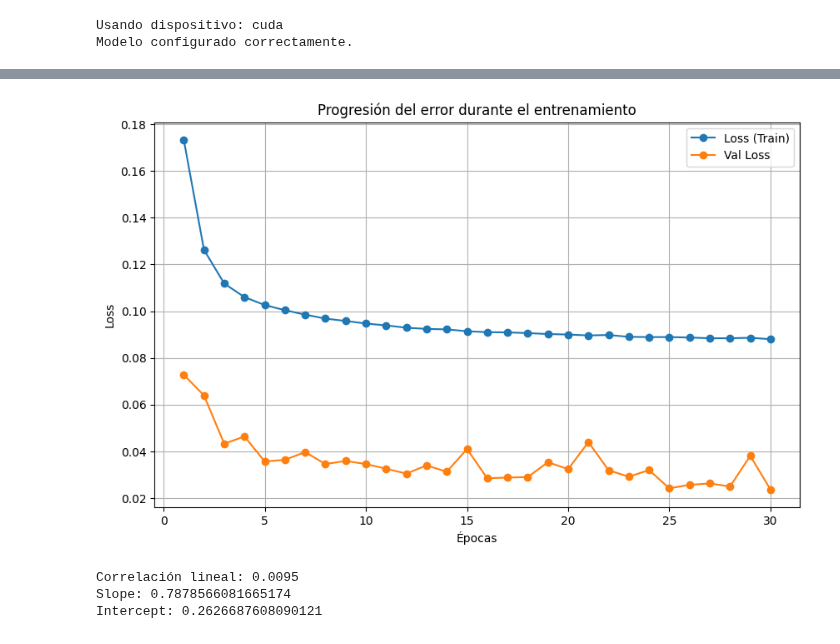
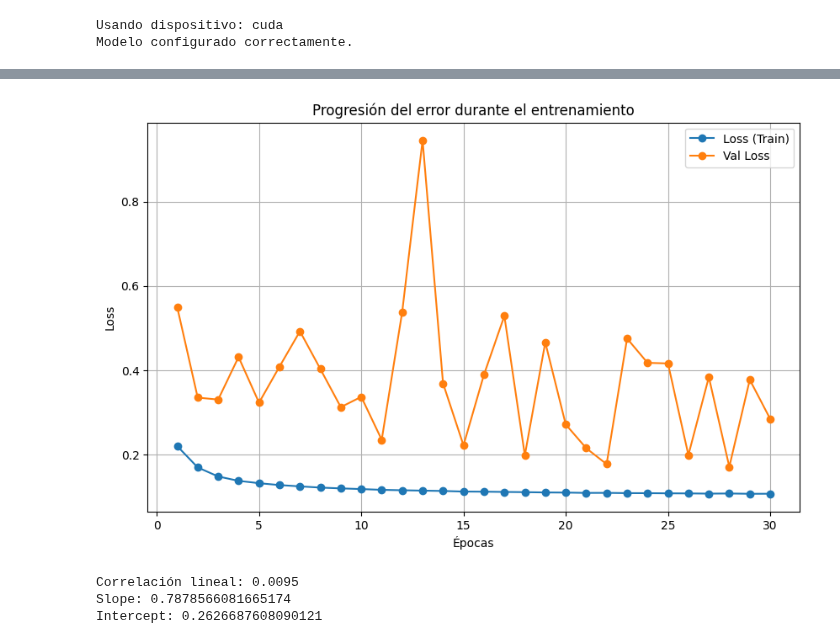
Before and after one commit to albertnica/TFGF-albertnica, a Jupyter notebook: Spectra CNN 1M 1.ipynb, the cells around one changed output, grey strips where cells are left out. Cells and saved outputs as stored; diff of their text form; code cells hidden in the pictures.

```diff
--- a/Spectra CNN 1M 1.ipynb
+++ b/Spectra CNN 1M 1.ipynb
@@ -276,27 +253,29 @@ Epoch 13/30, Loss: 0.1148, Val Loss: 0.9454, LR: 0.0001000000
 # %%
 import matplotlib.pyplot as plt
 
 # Datos extraídos de los logs
 epochs = list(range(1, 31))
-loss = [0.1733, 0.1262, 0.1118, 0.1060, 0.1026, 0.1004, 0.0985, 0.0968, 0.0958, 0.0947,
-        0.0939, 0.0929, 0.0924, 0.0922, 0.0914, 0.0910, 0.0909, 0.0906, 0.0902, 0.0900,
-        0.0896, 0.0898, 0.0890, 0.0889, 0.0889, 0.0887, 0.0884, 0.0884, 0.0886, 0.0880]
-val_loss = [0.0728, 0.0639, 0.0433, 0.0464, 0.0357, 0.0364, 0.0397, 0.0346, 0.0359, 0.0346,
-            0.0326, 0.0305, 0.0340, 0.0313, 0.0410, 0.0285, 0.0288, 0.0290, 0.0354, 0.0324,
-            0.0440, 0.0319, 0.0292, 0.0320, 0.0242, 0.0257, 0.0263, 0.0250, 0.0381, 0.0237]
+loss = [
+    0.2204, 0.1699, 0.1485, 0.1381, 0.1324, 0.1280, 0.1249, 0.1220, 0.1201, 0.1185,
+    0.1167, 0.1157, 0.1148, 0.1140, 0.1126, 0.1123, 0.1117, 0.1112, 0.1105, 0.1102,
+    0.1094, 0.1095, 0.1089, 0.1088, 0.1084, 0.1082, 0.1077, 0.1080, 0.1073, 0.1074]
+val_loss = [
+    0.5496, 0.3354, 0.3307, 0.4315, 0.3233, 0.4087, 0.4925, 0.4031, 0.3128, 0.3372,
+    0.2354, 0.5382, 0.9454, 0.3691, 0.2222, 0.3898, 0.5289, 0.1987, 0.4661, 0.2717,
+    0.2156, 0.1777, 0.4754, 0.4178, 0.4163, 0.1993, 0.3839, 0.1714, 0.3776, 0.2850]
 
 # Crear la gráfica
-plt.figure(figsize=(10,6))
+plt.figure(figsize=(10, 6))
 plt.plot(epochs, loss, marker='o', label='Loss (Train)')
 plt.plot(epochs, val_loss, marker='o', label='Val Loss')
 plt.xlabel('Épocas')
 plt.ylabel('Loss')
 plt.title('Progresión del error durante el entrenamiento')
 plt.legend()
 plt.grid(True)
 plt.show()
 # %% [output]
-[figure, old version]
+[figure, new version]
 # %%
 # =============
 # EVALUACIÓN Y REPRESENTACIÓN EN BASE A LOS DATASETS USADOS HASTA AHORA
```
Also changed, not shown: parts of 2 cells of this notebook, 3 other files.
